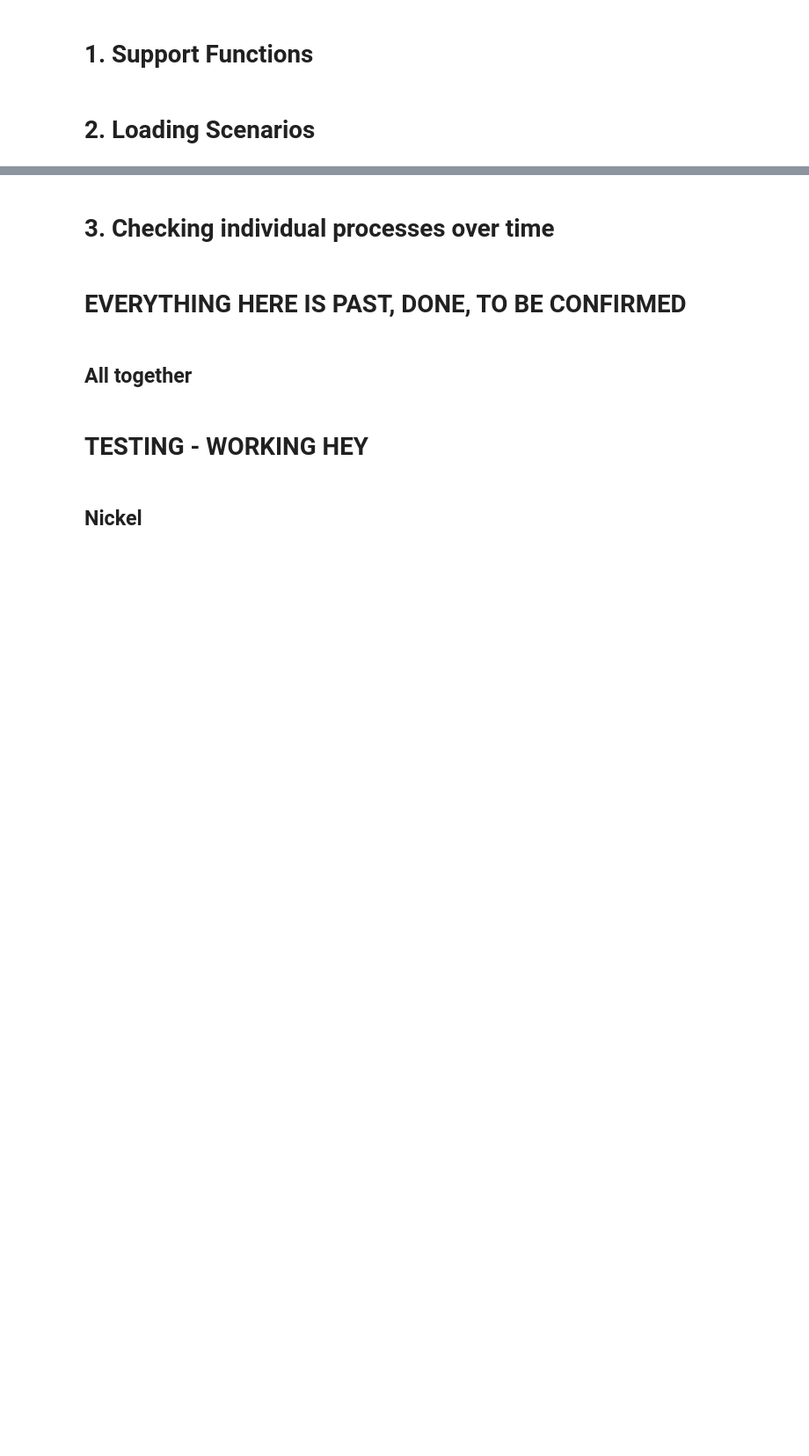
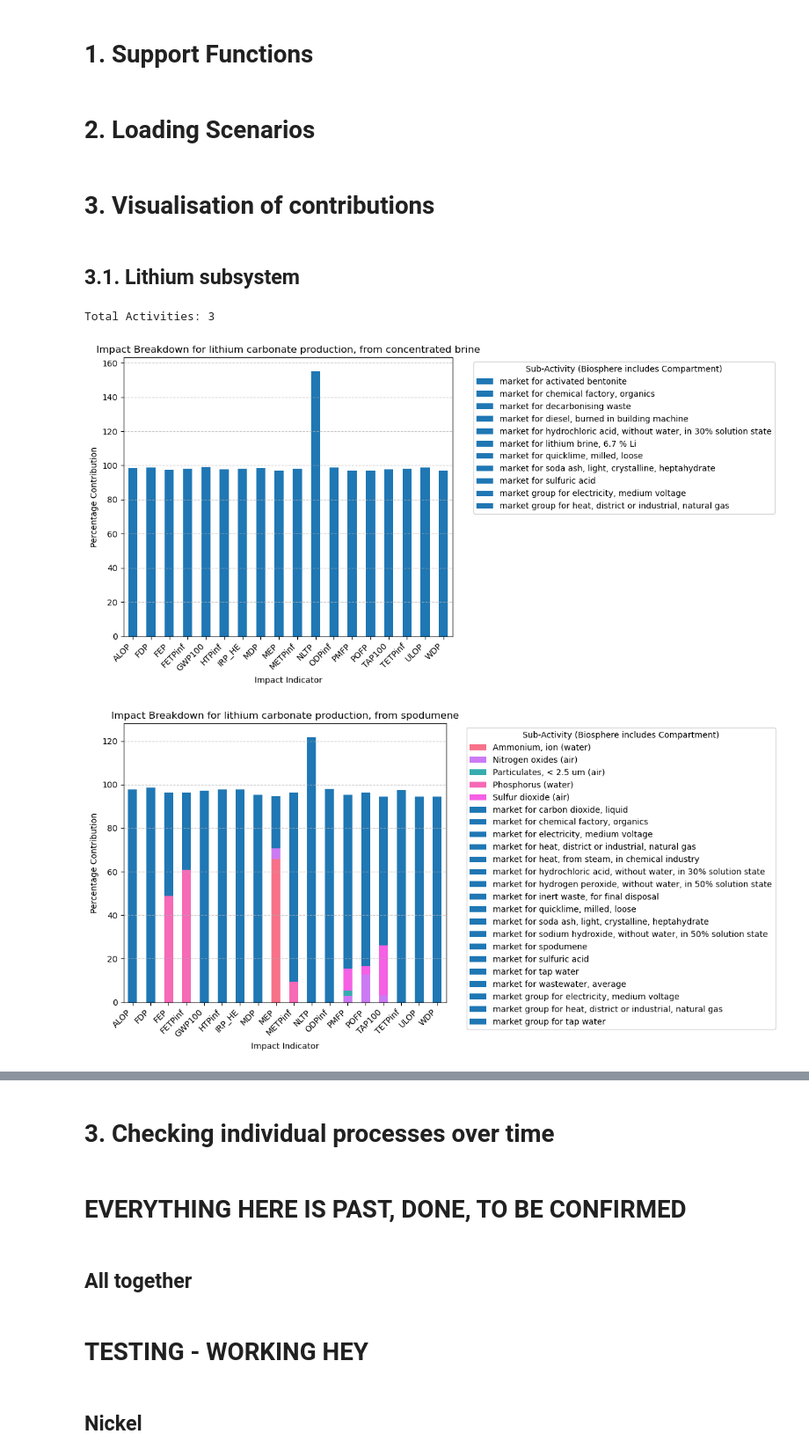
Before and after one commit to bernardomendonca/plca-NMC-oxide-BM-PhD, a Jupyter notebook: 9_visualisation.ipynb, the cells around one changed output, grey strips where cells are left out. Shown at 88% size. Drawn from its saved outputs; the diff is of its cells as text; code cells hidden in the pictures; blank space fills up the shorter version.

Commit message:
Added visualisation for contribution analysis

```diff
--- a/9_visualisation.ipynb
+++ b/9_visualisation.ipynb
@@ -66,3 +18,16 @@ import textwrap
 ssp1_baseline_results_df = pd.read_csv('./outputs/combined_results/combined_results_remindSSP1_baseline.csv')
 ssp1_vsi_results_df = pd.read_csv('./outputs/combined_results/combined_results_remindSSP1_VSI.csv')
 ssp1_vsi_interpolated_results_df = pd.read_csv('./outputs/combined_results/combined_results_remindSSP1_VSI_interpolated.csv')
+# %% [markdown]
+# 3. Visualisation of contributions
+# %% [markdown]
+## 3.1. Lithium subsystem
+# %%
+csv_file_path = "contribution_analysis/EFcontributions_lithium.csv"
+
+# Run the function to generate plots for all activities with grid
+visualize_all_activities_with_detailed_biosphere(csv_file_path)
+# %% [output]
+Total Activities: 3
+[figure, added]
+[figure, added]
```
Also changed, not shown: parts of 10 cells of this notebook, 6 other files.
